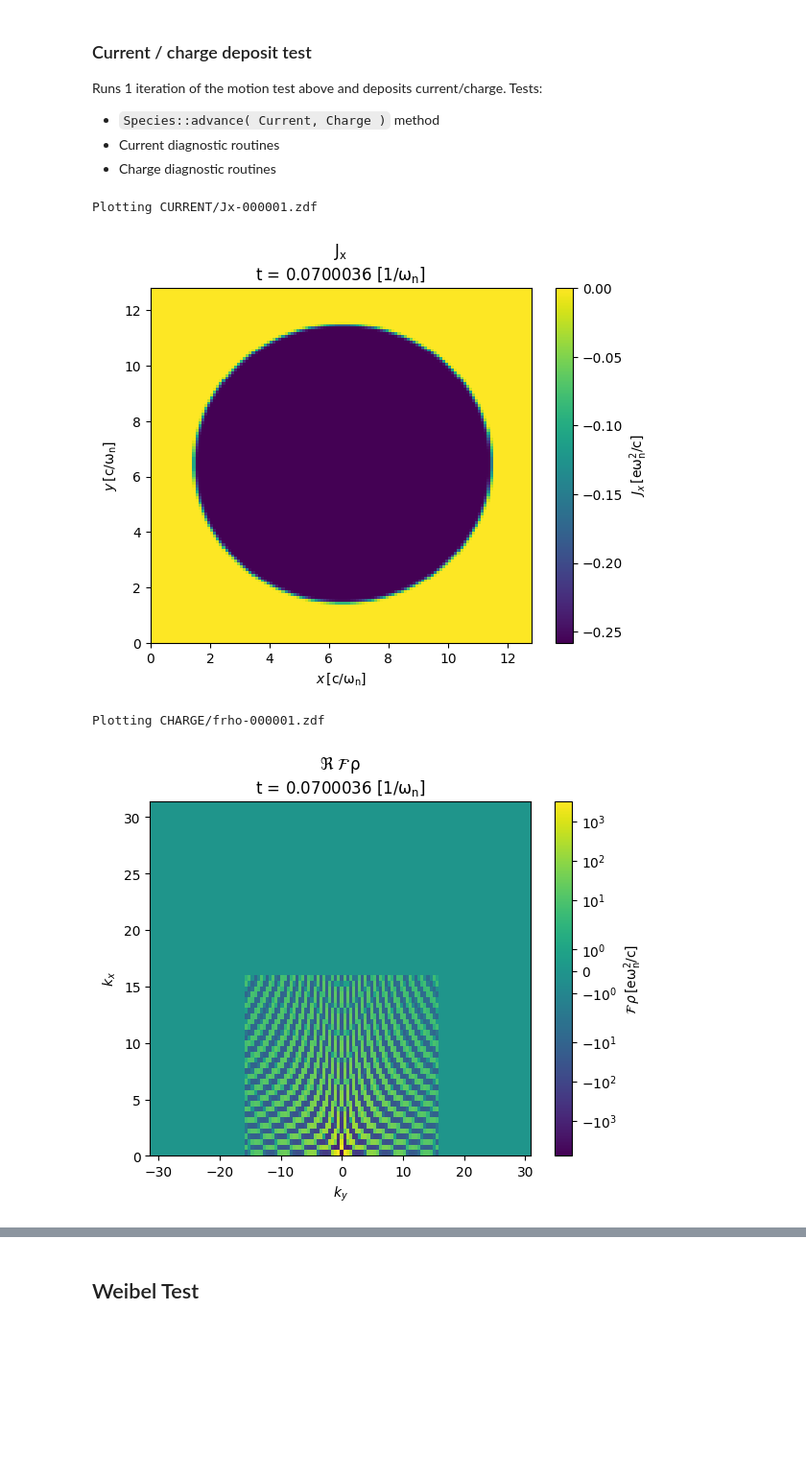
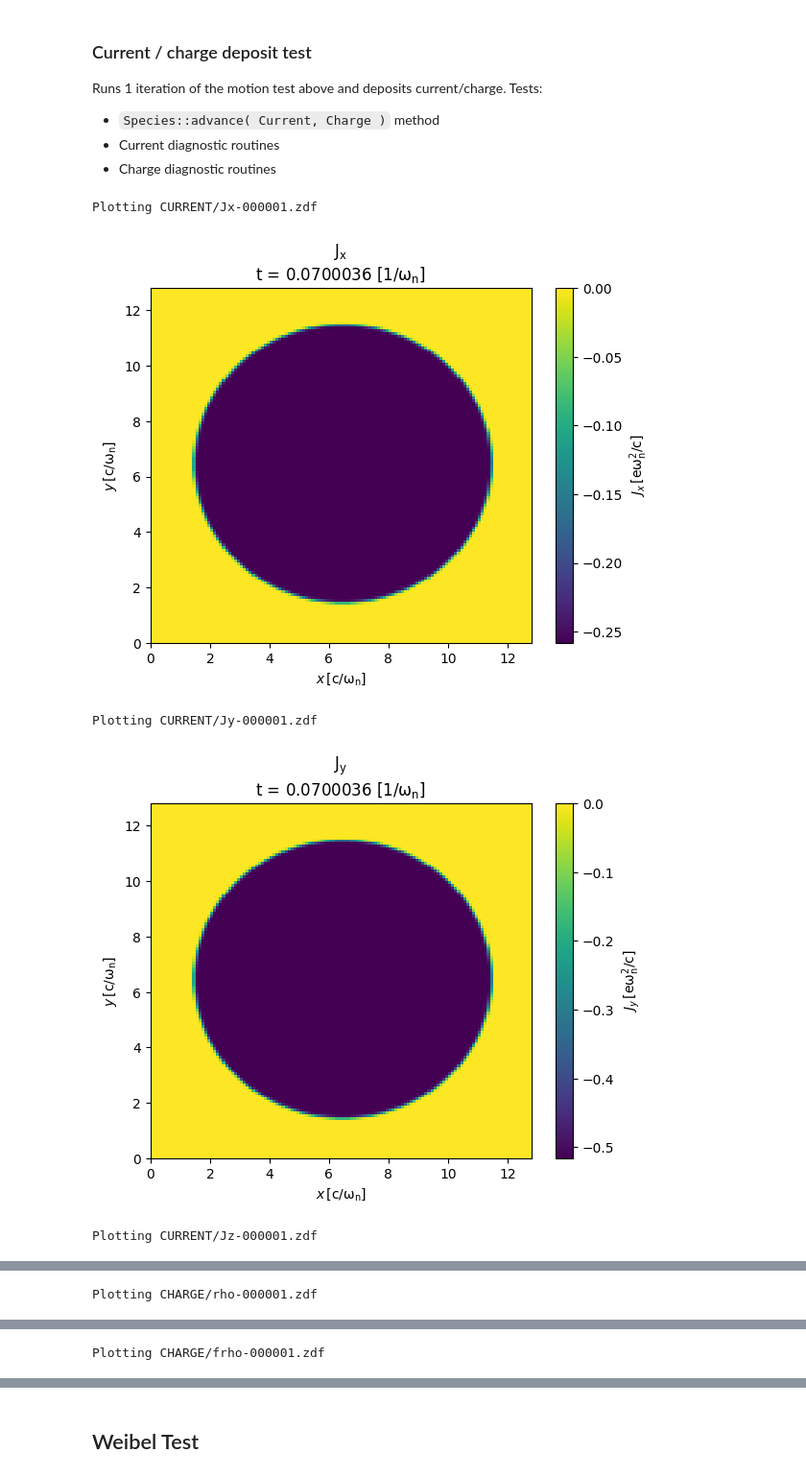
Before and after one commit to ricardo-fonseca/zpic-parallel, a Jupyter notebook: cuda-mpi/em2ds/Debug-cuda-mpi-em2ds.ipynb, the cells around one changed output, grey strips where cells are left out. Shown at 96% size. Saved outputs shown, nothing was run; the diff lists cells and outputs as text; code cells hidden in the pictures; blank space fills up the shorter version.

```diff
--- a/cuda-mpi/em2ds/Debug-cuda-mpi-em2ds.ipynb
+++ b/cuda-mpi/em2ds/Debug-cuda-mpi-em2ds.ipynb
@@ -203,16 +201,17 @@ Runs 1 iteration of the motion test above and deposits current/charge. Tests:
 # %%
 import visxd
 
 iter = 1
 
 visxd.plot_data("CURRENT/Jx", iter )
-#visxd.plot_data("CURRENT/Jy", iter )
-#visxd.plot_data("CURRENT/Jz", iter )
-#visxd.plot_data("CHARGE/rho", iter )
+visxd.plot_data("CURRENT/Jy", iter )
+visxd.plot_data("CURRENT/Jz", iter )
+visxd.plot_data("CHARGE/rho", iter )
 
 visxd.plot_data("CHARGE/frho", iter,  shift=[64,0], norm = "symlog" )
 # %% [output]
 Plotting CURRENT/Jx-000001.zdf
 [figure]
-Plotting CHARGE/frho-000001.zdf
+Plotting CURRENT/Jy-000001.zdf
-[figure, old version]
+[figure, new version]
+Plotting CURRENT/Jz-000001.zdf
@@ -218,0 +219 @@ Plotting CHARGE/frho-000001.zdf
+Plotting CHARGE/rho-000001.zdf
@@ -218,0 +221 @@ Plotting CHARGE/frho-000001.zdf
+Plotting CHARGE/frho-000001.zdf
```
Also changed, not shown: parts of 5 cells of this notebook, 23 other files.
